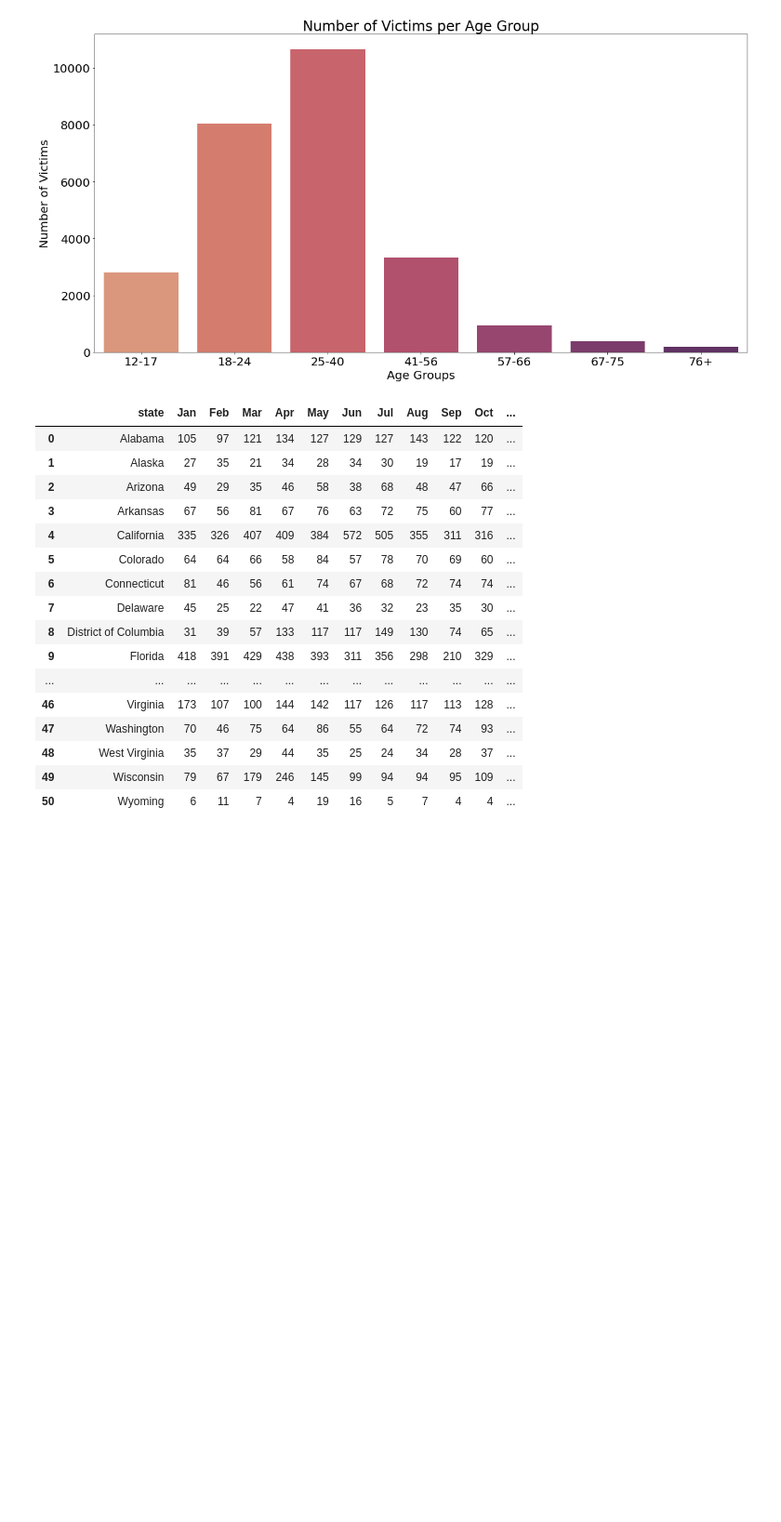
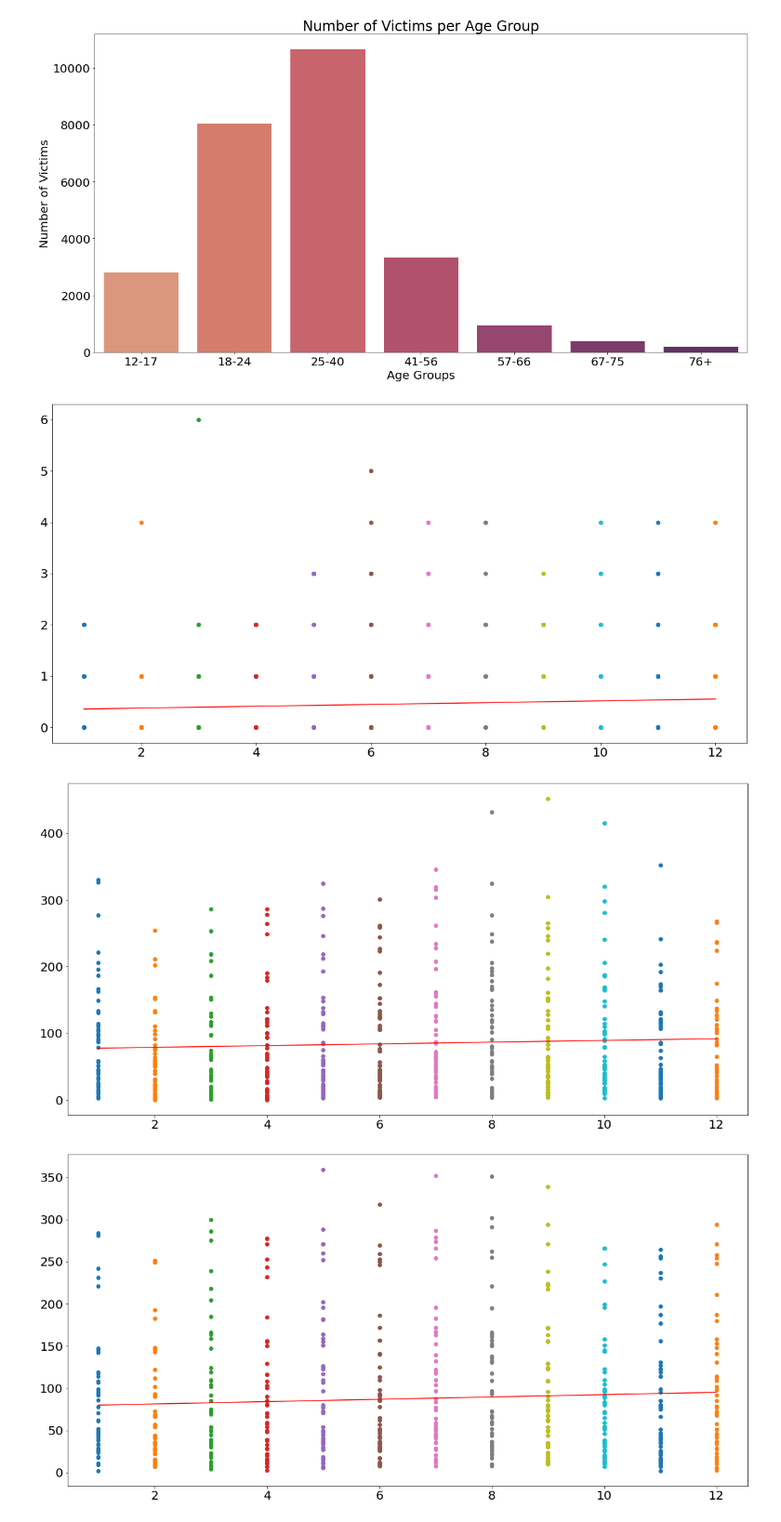
Before and after one commit to nvenkate-cyber/gun_shootings.github.io, a Jupyter notebook: Gun-Violence.ipynb, the cells around one changed output. Shown at 93% size. Drawn from its saved outputs; the diff is of its cells as text; code cells hidden in the pictures; blank space fills up the shorter version.

Commit message:
num incidents normalized and regressed

```diff
--- a/Gun-Violence.ipynb
+++ b/Gun-Violence.ipynb
@@ -869,23 +867,34 @@ numincidents_2014 = count_incidents(df_2013_2018[df_2013_2018['date'].dt.year ==
 numincidents_2015 = count_incidents(df_2013_2018[df_2013_2018['date'].dt.year == int(2015)])
 numincidents_2016 = count_incidents(df_2013_2018[df_2013_2018['date'].dt.year == int(2016)])
 numincidents_2017 = count_incidents(df_2013_2018[df_2013_2018['date'].dt.year == int(2017)])
-# %%
-numincidents_2017
-# %% [output]
-|  | state | Jan | Feb | Mar | Apr | May | Jun | Jul | Aug | Sep | Oct | ... |
-| 0 | Alabama | 105 | 97 | 121 | 134 | 127 | 129 | 127 | 143 | 122 | 120 | ... |
-| 1 | Alaska | 27 | 35 | 21 | 34 | 28 | 34 | 30 | 19 | 17 | 19 | ... |
-| 2 | Arizona | 49 | 29 | 35 | 46 | 58 | 38 | 68 | 48 | 47 | 66 | ... |
-| 3 | Arkansas | 67 | 56 | 81 | 67 | 76 | 63 | 72 | 75 | 60 | 77 | ... |
-| 4 | California | 335 | 326 | 407 | 409 | 384 | 572 | 505 | 355 | 311 | 316 | ... |
-| 5 | Colorado | 64 | 64 | 66 | 58 | 84 | 57 | 78 | 70 | 69 | 60 | ... |
-| 6 | Connecticut | 81 | 46 | 56 | 61 | 74 | 67 | 68 | 72 | 74 | 74 | ... |
-| 7 | Delaware | 45 | 25 | 22 | 47 | 41 | 36 | 32 | 23 | 35 | 30 | ... |
-| 8 | District of Columbia | 31 | 39 | 57 | 133 | 117 | 117 | 149 | 130 | 74 | 65 | ... |
-| 9 | Florida | 418 | 391 | 429 | 438 | 393 | 311 | 356 | 298 | 210 | 329 | ... |
-| ... | ... | ... | ... | ... | ... | ... | ... | ... | ... | ... | ... | ... |
-| 46 | Virginia | 173 | 107 | 100 | 144 | 142 | 117 | 126 | 117 | 113 | 128 | ... |
-| 47 | Washington | 70 | 46 | 75 | 64 | 86 | 55 | 64 | 72 | 74 | 93 | ... |
-| 48 | West Virginia | 35 | 37 | 29 | 44 | 35 | 25 | 24 | 34 | 28 | 37 | ... |
-| 49 | Wisconsin | 79 | 67 | 179 | 246 | 145 | 99 | 94 | 94 | 95 | 109 | ... |
-| 50 | Wyoming | 6 | 11 | 7 | 4 | 19 | 16 | 5 | 7 | 4 | 4 | ... |
+# %%
+from sklearn.linear_model import LinearRegression
+months = {1:'Jan', 2:'Feb', 3:'Mar', 4:'Apr', 5:'May', 6:'Jun', 7:'Jul', 8:'Aug', 9:'Sep', 10:'Oct', 11:'Nov', 12:'Dec'}
+
+def scatter_and_regress(x):
+    m = np.array([])
+    n = np.array([])
+    plt.figure()
+    for i in range(1, 13):
+        m = np.append(m, np.repeat(i, 51))
+        n = np.append(n, x[months[i]].values.tolist())
+        plt.scatter(np.repeat(i, 51), x[months[i]].values.tolist())
+
+    x = m.reshape(-1, 1)
+    y = n.reshape(-1, 1)
+    linreg = LinearRegression()
+    linreg.fit(x,y)
+    coeff = linreg.coef_[0,0]
+    intercept = linreg.intercept_[0]
+    plt.plot(x, coeff*x+intercept, c='red')
+    plt.show()
+
+scatter_and_regress(numincidents_2013)
+scatter_and_regress(numincidents_2014)
+scatter_and_regress(numincidents_2015)
+scatter_and_regress(numincidents_2016)
+scatter_and_regress(numincidents_2017)
+# %% [output]
+[figure, added]
+[figure, added]
+[figure, added]
```
Also changed, not shown: parts of 10 cells of this notebook.
